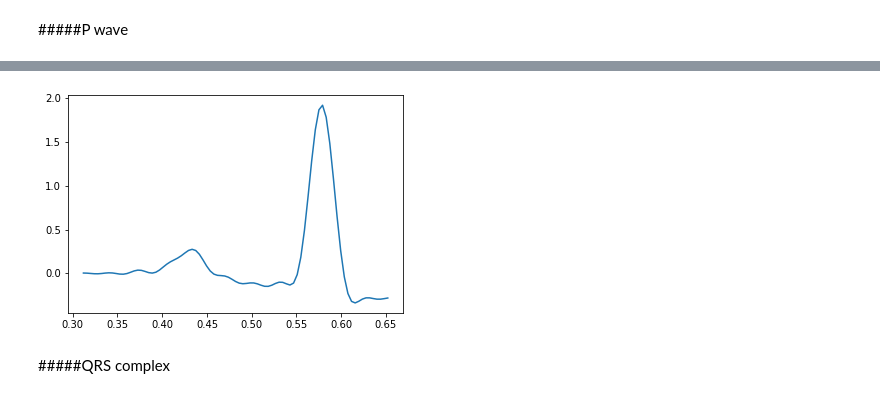
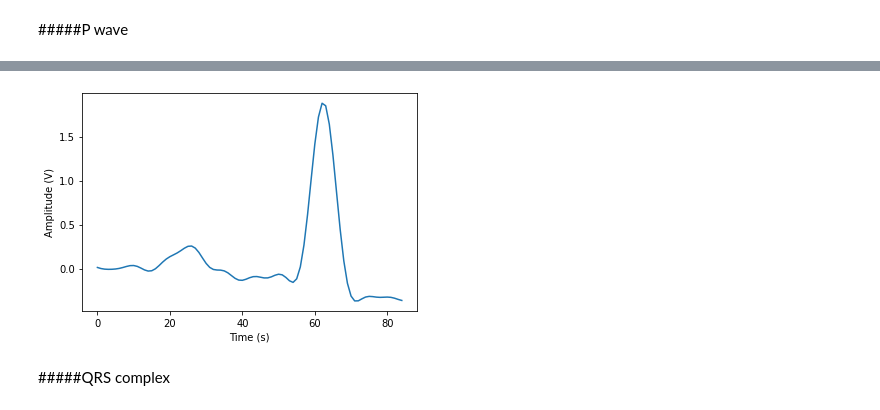
Before and after one commit to alice202122/AI_PROJECT, a Jupyter notebook: AI_Assignment.ipynb, the cells around one changed output, grey strips where cells are left out. Saved outputs shown, nothing was run; the diff lists cells and outputs as text; code cells hidden in the pictures.

```diff
--- a/AI_Assignment.ipynb
+++ b/AI_Assignment.ipynb
@@ -603,12 +580,15 @@ def extractor(wnwst_t, wnwend_t):
-# %%
-wnwst_t = 0.3
-wnwend_t = 0.04
-wnwst_smp = round(wnwst_t*fs_250)
-wnwend_smp = round(wnwend_t*fs_250)
-Pwaves = extractor(wnwst_smp, wnwend_smp)
-plot(Pwaves[0][1], Pwaves[0][2])
-show()
-# %% [output]
-[figure, removed]
+# %%
+wnwst_t = 0.3
+wnwend_t = 0.04
+lead = 0    # I lead
+num_files = 1
+beats = extractor(wnwst_t, wnwend_t, lead, num_files)
+n_beat = 300
+plot(beats[n_beat][2])
+xlabel('Time (s)')
+ylabel('Amplitude (V)')
+show()
+# %% [output]
+[figure, added]
 # %% [markdown]
 #####QRS complex
```
Also changed, not shown: parts of 20 cells of this notebook.
